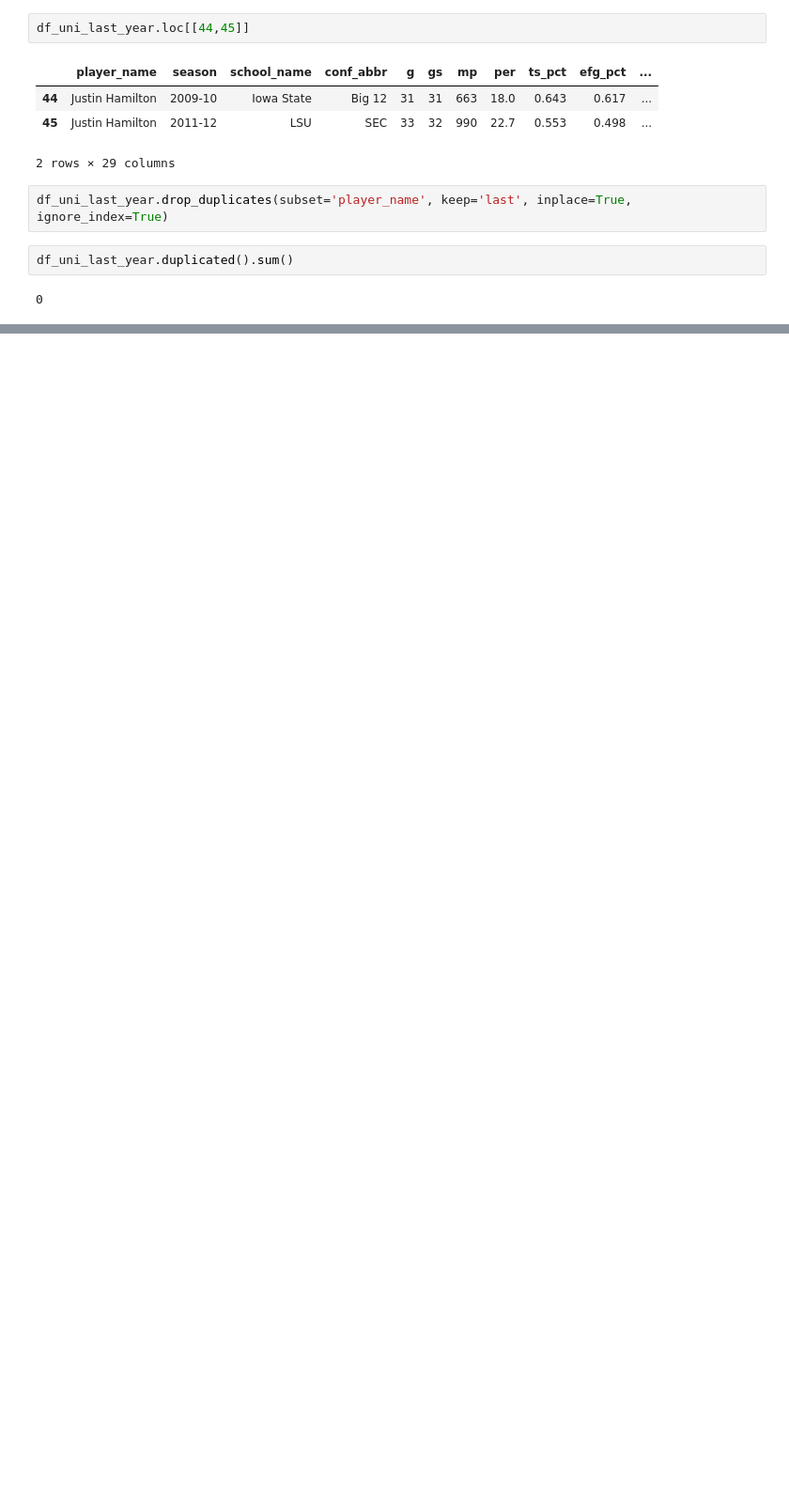
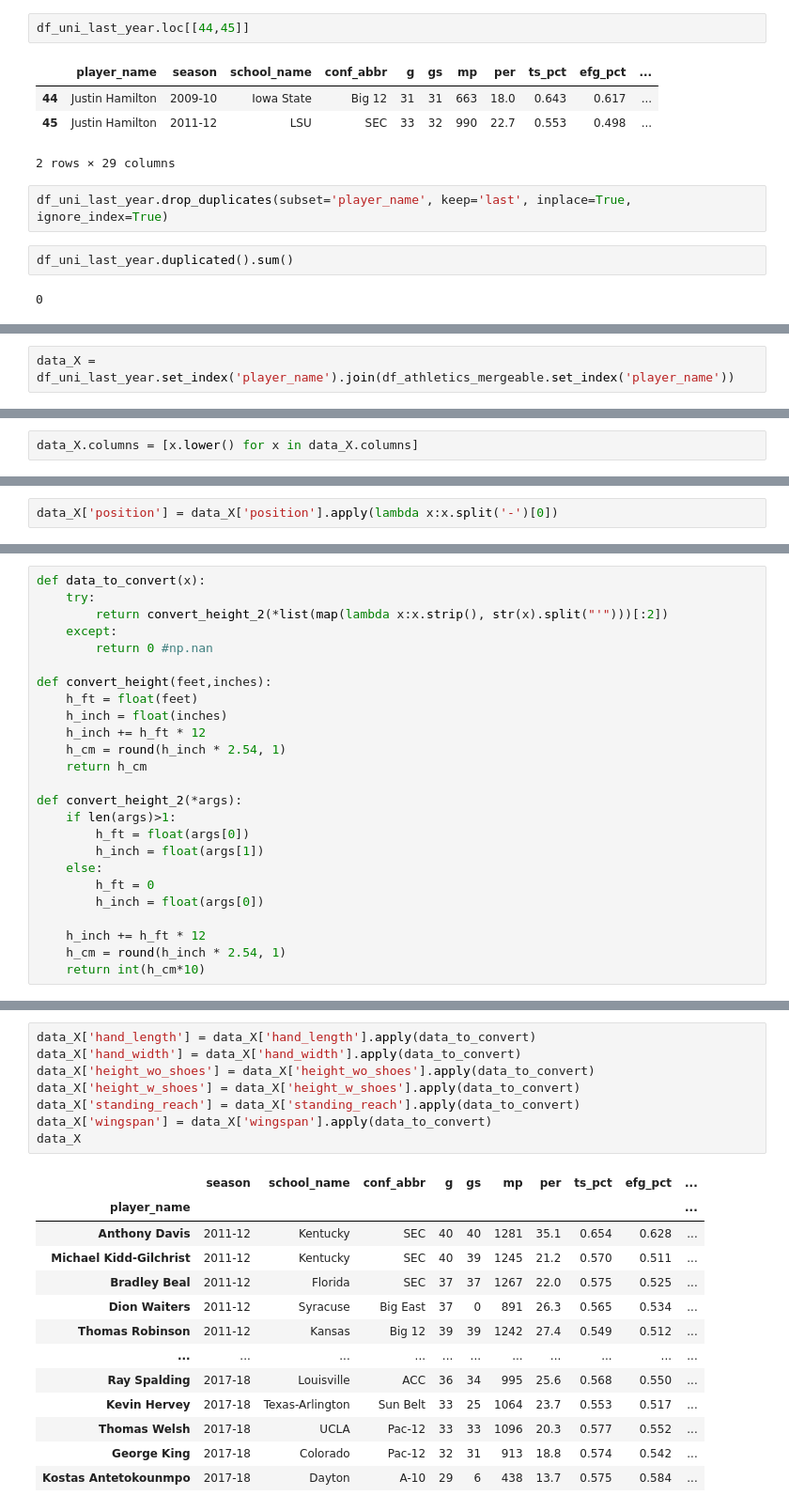
Before and after one commit to olivierpavee/nba_forecast, a Jupyter notebook: notebooks/bboinier_X.ipynb, the cells around one changed output, grey strips where cells are left out. Shown at 94% size. Drawn from its saved outputs; the diff is of its cells as text; blank space fills up the shorter version.

```diff
--- a/notebooks/bboinier_X.ipynb
+++ b/notebooks/bboinier_X.ipynb
@@ -399,0 +472,2 @@ df_uni_last_year.duplicated().sum()
+# %%
+data_X = df_uni_last_year.set_index('player_name').join(df_athletics_mergeable.set_index('player_name'))
@@ -399,0 +489,2 @@ df_uni_last_year.duplicated().sum()
+# %%
+data_X.columns = [x.lower() for x in data_X.columns]
@@ -399,0 +493,2 @@ df_uni_last_year.duplicated().sum()
+# %%
+data_X['position'] = data_X['position'].apply(lambda x:x.split('-')[0])
@@ -399,0 +497,25 @@ df_uni_last_year.duplicated().sum()
+# %%
+def data_to_convert(x):
+    try:
+        return convert_height_2(*list(map(lambda x:x.strip(), str(x).split("'")))[:2])
+    except:
+        return 0 #np.nan
+
+def convert_height(feet,inches):
+    h_ft = float(feet)
+    h_inch = float(inches)
+    h_inch += h_ft * 12
+    h_cm = round(h_inch * 2.54, 1)
+    return h_cm
+
+def convert_height_2(*args):
+    if len(args)>1:
+        h_ft = float(args[0])
+        h_inch = float(args[1])
+    else:
+        h_ft = 0
+        h_inch = float(args[0])
+
+    h_inch += h_ft * 12
+    h_cm = round(h_inch * 2.54, 1)
+    return int(h_cm*10)
@@ -399,0 +535,22 @@ df_uni_last_year.duplicated().sum()
+# %%
+data_X['hand_length'] = data_X['hand_length'].apply(data_to_convert)
+data_X['hand_width'] = data_X['hand_width'].apply(data_to_convert)
+data_X['height_wo_shoes'] = data_X['height_wo_shoes'].apply(data_to_convert)
+data_X['height_w_shoes'] = data_X['height_w_shoes'].apply(data_to_convert)
+data_X['standing_reach'] = data_X['standing_reach'].apply(data_to_convert)
+data_X['wingspan'] = data_X['wingspan'].apply(data_to_convert)
+data_X
+# %% [output]
+|  | season | school_name | conf_abbr | g | gs | mp | per | ts_pct | efg_pct | ... |
+| player_name |  |  |  |  |  |  |  |  |  | ... |
+| Anthony Davis | 2011-12 | Kentucky | SEC | 40 | 40 | 1281 | 35.1 | 0.654 | 0.628 | ... |
+| Michael Kidd-Gilchrist | 2011-12 | Kentucky | SEC | 40 | 39 | 1245 | 21.2 | 0.570 | 0.511 | ... |
+| Bradley Beal | 2011-12 | Florida | SEC | 37 | 37 | 1267 | 22.0 | 0.575 | 0.525 | ... |
+| Dion Waiters | 2011-12 | Syracuse | Big East | 37 | 0 | 891 | 26.3 | 0.565 | 0.534 | ... |
+| Thomas Robinson | 2011-12 | Kansas | Big 12 | 39 | 39 | 1242 | 27.4 | 0.549 | 0.512 | ... |
+| ... | ... | ... | ... | ... | ... | ... | ... | ... | ... | ... |
+| Ray Spalding | 2017-18 | Louisville | ACC | 36 | 34 | 995 | 25.6 | 0.568 | 0.550 | ... |
+| Kevin Hervey | 2017-18 | Texas-Arlington | Sun Belt | 33 | 25 | 1064 | 23.7 | 0.553 | 0.517 | ... |
+| Thomas Welsh | 2017-18 | UCLA | Pac-12 | 33 | 33 | 1096 | 20.3 | 0.577 | 0.552 | ... |
+| George King | 2017-18 | Colorado | Pac-12 | 32 | 31 | 913 | 18.8 | 0.574 | 0.542 | ... |
+| Kostas Antetokounmpo | 2017-18 | Dayton | A-10 | 29 | 6 | 438 | 13.7 | 0.575 | 0.584 | ... |
```
Also changed, not shown: parts of 37 cells of this notebook.
